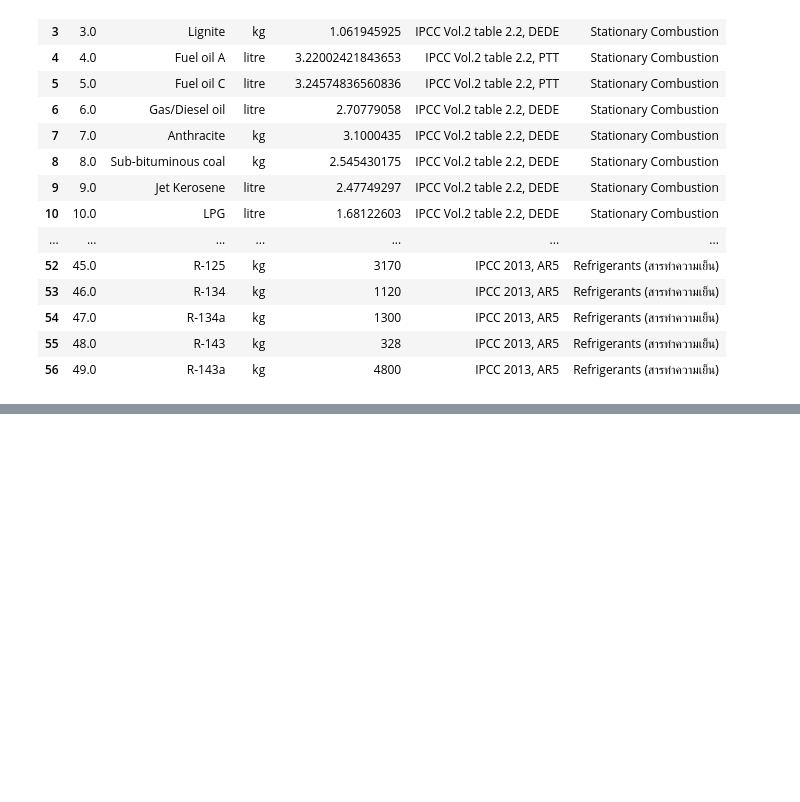
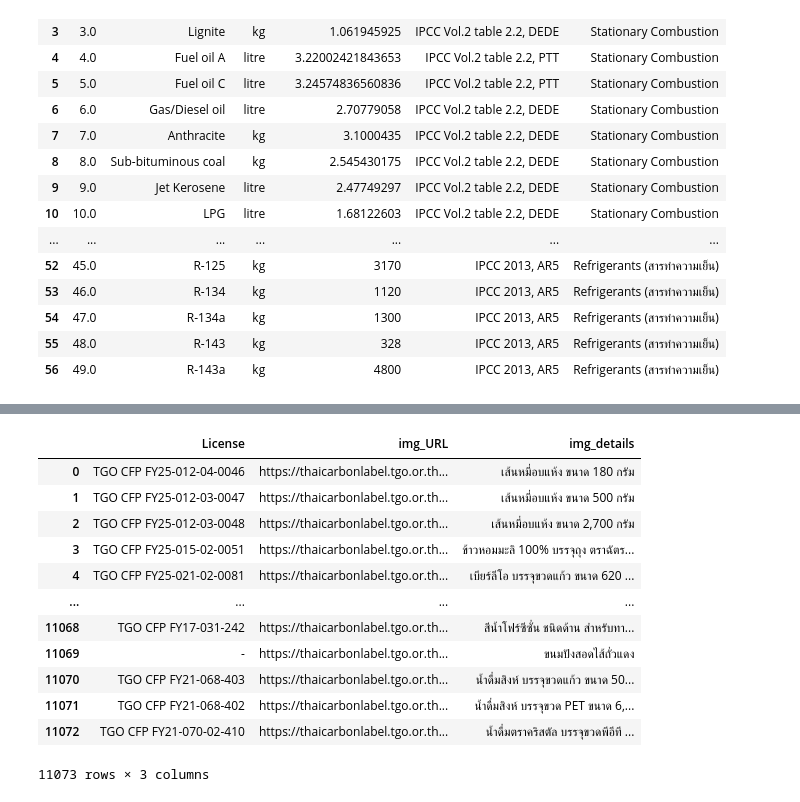
Before and after one commit to nanutnutna/thesis_ef, a Jupyter notebook: extract_data/collect_data.ipynb, the cells around one changed output, grey strips where cells are left out. Saved outputs shown, nothing was run; the diff lists cells and outputs as text; code cells hidden in the pictures; blank space fills up the shorter version.

```diff
--- a/extract_data/collect_data.ipynb
+++ b/extract_data/collect_data.ipynb
@@ -109,0 +145,17 @@ dfs.to_csv()
+# %%
+imgdf = pd.read_csv("../url_imges.csv")
+imgdf
+# %% [output]
+|  | License | img_URL | img_details |
+| 0 | TGO CFP FY25-012-04-0046 | https://thaicarbonlabel.tgo.or.th... | เส้นหมี่อบแห้ง ขนาด 180 กรัม |
+| 1 | TGO CFP FY25-012-03-0047 | https://thaicarbonlabel.tgo.or.th... | เส้นหมี่อบแห้ง ขนาด 500 กรัม |
+| 2 | TGO CFP FY25-012-03-0048 | https://thaicarbonlabel.tgo.or.th... | เส้นหมี่อบแห้ง ขนาด 2,700 กรัม |
+| 3 | TGO CFP FY25-015-02-0051 | https://thaicarbonlabel.tgo.or.th... | ข้าวหอมมะลิ 100% บรรจุถุง ตราฉัตร... |
+| 4 | TGO CFP FY25-021-02-0081 | https://thaicarbonlabel.tgo.or.th... | เบียร์ลีโอ บรรจุขวดแก้ว ขนาด 620 ... |
+| ... | ... | ... | ... |
+| 11068 | TGO CFP FY17-031-242 | https://thaicarbonlabel.tgo.or.th... | สีน้ำโฟร์ซีซั่น ชนิดด้าน สำหรับทา... |
+| 11069 | - | https://thaicarbonlabel.tgo.or.th... | ขนมปังสอดไส้ถั่วแดง |
+| 11070 | TGO CFP FY21-068-403 | https://thaicarbonlabel.tgo.or.th... | น้ำดื่มสิงห์ บรรจุขวดแก้ว ขนาด 50... |
+| 11071 | TGO CFP FY21-068-402 | https://thaicarbonlabel.tgo.or.th... | น้ำดื่มสิงห์ บรรจุขวด PET ขนาด 6,... |
+| 11072 | TGO CFP FY21-070-02-410 | https://thaicarbonlabel.tgo.or.th... | น้ำดื่มตราคริสตัล บรรจุขวดพีอีที ... |
+11073 rows × 3 columns
```
Also changed, not shown: parts of 3 cells of this notebook, 3 other files.
